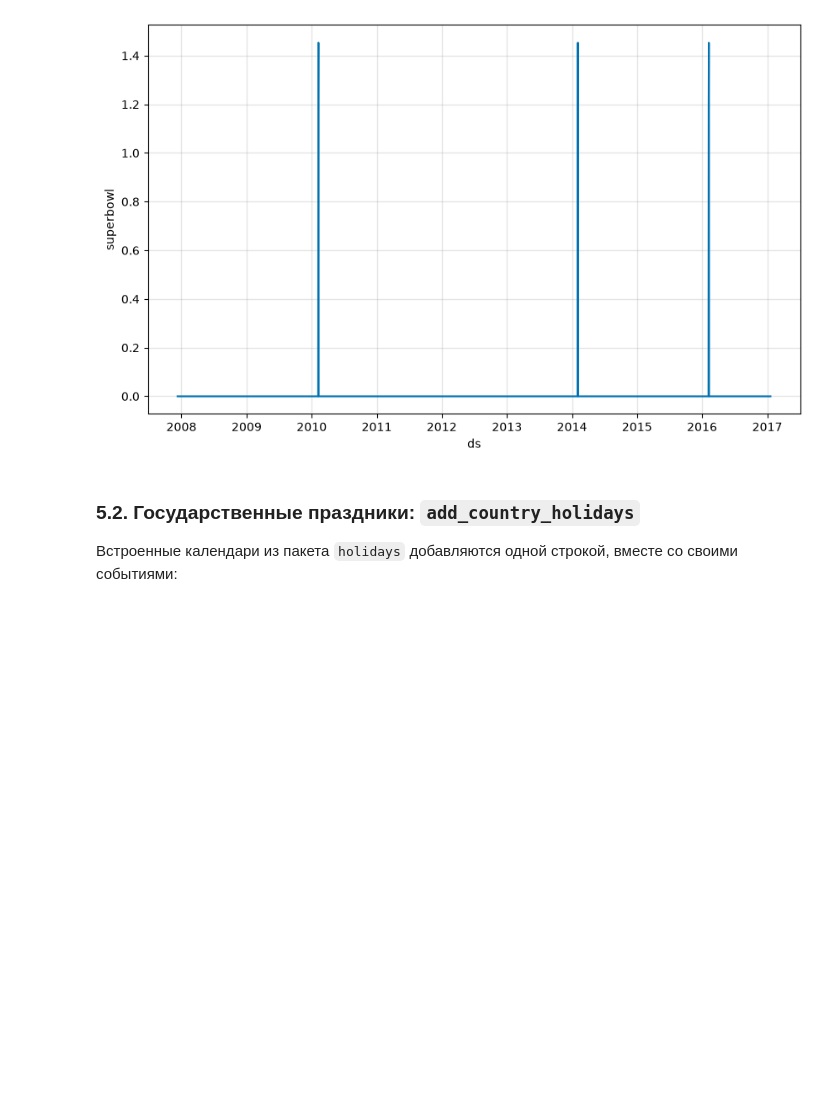
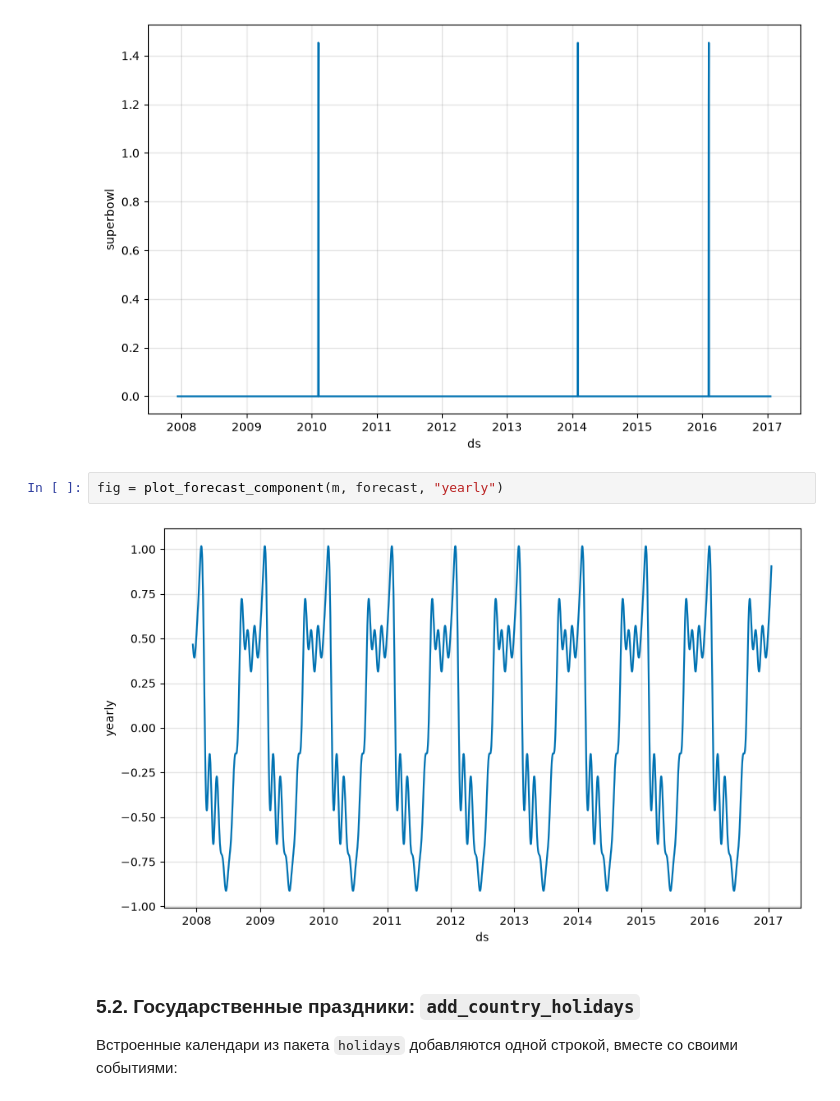
Before and after one commit to alex-hse-repository/time-series-cu-2026, a Jupyter notebook: week_8/part_1/Prophet 2. Компоненты и их ручки.ipynb, the cells around one changed output. Saved outputs shown, nothing was run; the diff lists cells and outputs as text; blank space fills up the shorter version.

```diff
--- a/week_8/part_1/Prophet 2. Компоненты и их ручки.ipynb
+++ b/week_8/part_1/Prophet 2. Компоненты и их ручки.ipynb
@@ -362,6 +362,10 @@ fig = m.plot_components(forecast)
 fig = plot_forecast_component(m, forecast, "superbowl")
 # %% [output]
 [figure]
+# %%
+fig = plot_forecast_component(m, forecast, "yearly")
+# %% [output]
+[figure, added]
 # %% [markdown]
 ### 5.2. Государственные праздники: `add_country_holidays`
 
```
Also changed, not shown: parts of 1 cell of this notebook, 4 other files.
